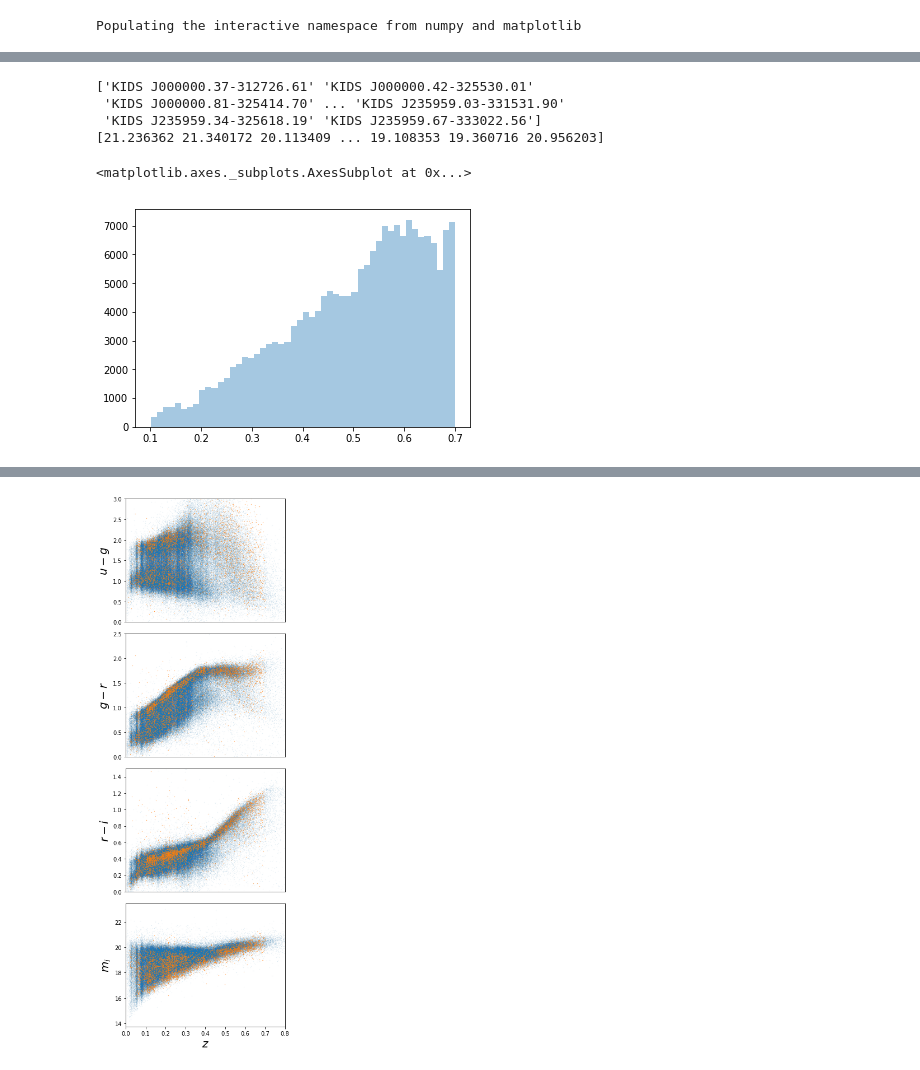
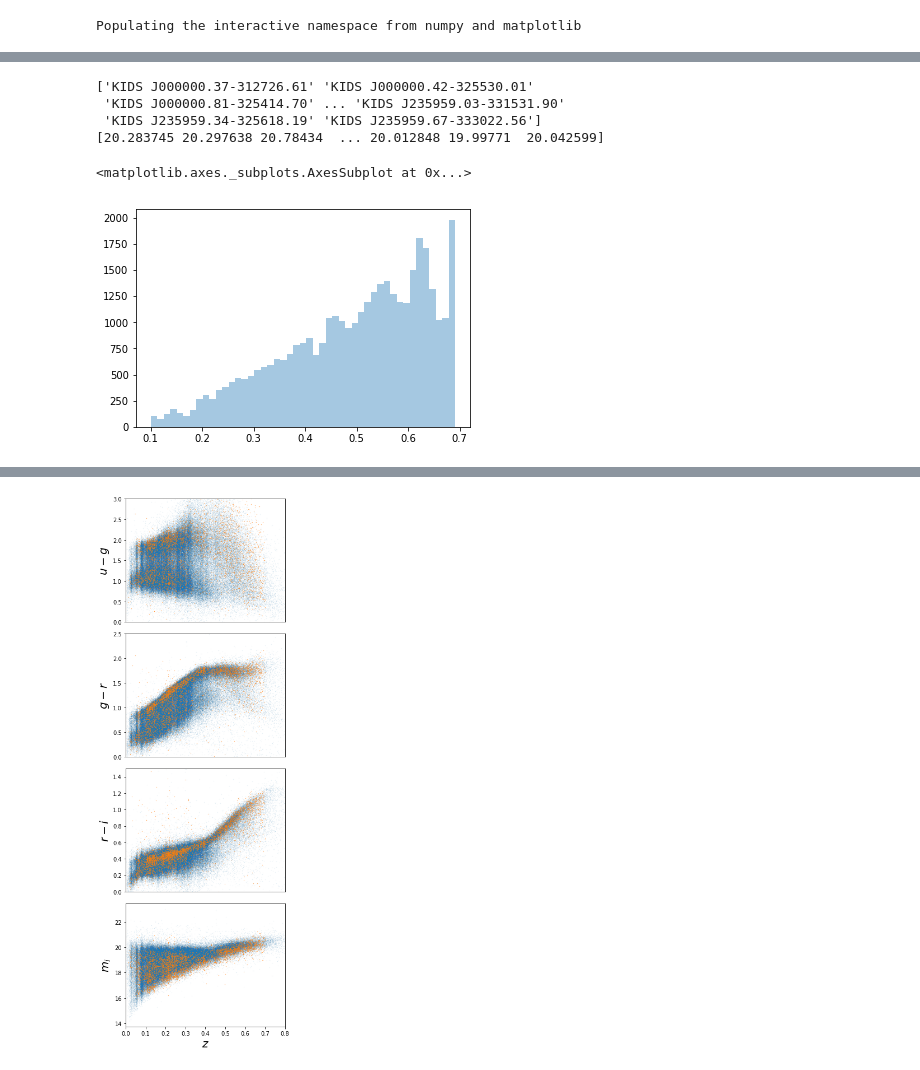
Before and after one commit to mjvakili/redsq, a Jupyter notebook: code/fig_auto.ipynb, the cells around one changed output, grey strips where cells are left out. Cells and saved outputs as stored; diff of their text form; code cells hidden in the pictures.

```diff
--- a/code/fig_auto.ipynb
+++ b/code/fig_auto.ipynb
@@ -120,16 +129,16 @@ mi_lum = lrg_lum["mi"][:]
 colors_lum = lrg_lum["colors"][:]
 # %%
 print ID_dense
-print mi_dense
-sns.distplot(z_dense , kde = False)
+print mi_lum
+sns.distplot(z_lum , kde = False)
 #sns.distplot(z_lum , kde = False)
 # %% [output]
 ['KIDS J000000.37-312726.61' 'KIDS J000000.42-325530.01'
  'KIDS J000000.81-325414.70' ... 'KIDS J235959.03-331531.90'
  'KIDS J235959.34-325618.19' 'KIDS J235959.67-333022.56']
-[21.236362 21.340172 20.113409 ... 19.108353 19.360716 20.956203]
+[20.283745 20.297638 20.78434  ... 20.012848 19.99771  20.042599]
 <matplotlib.axes._subplots.AxesSubplot at 0x...>
-[figure, old version]
+[figure, new version]
 # %%
 def vc(z):
     '''
```
Also changed, not shown: parts of 73 cells of this notebook.
